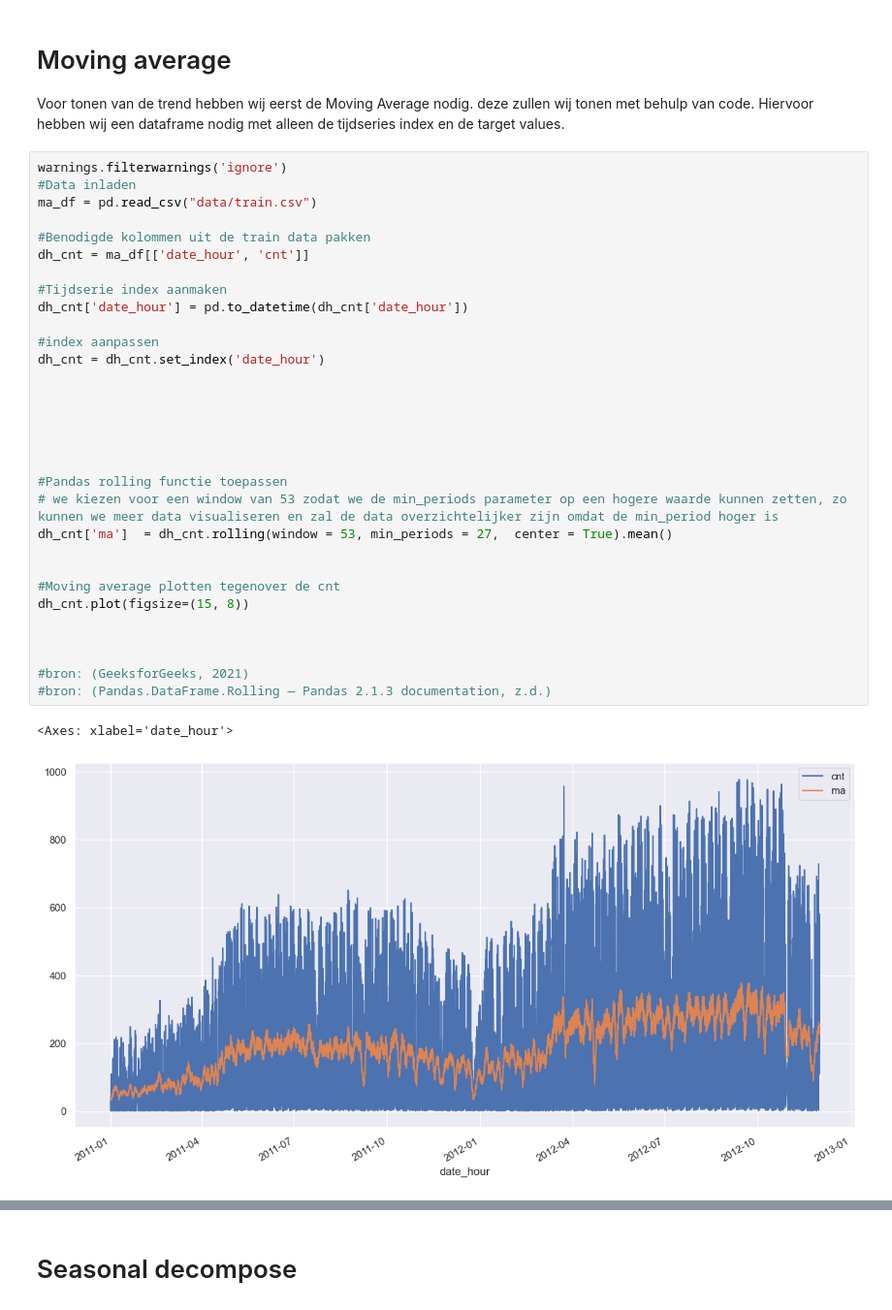
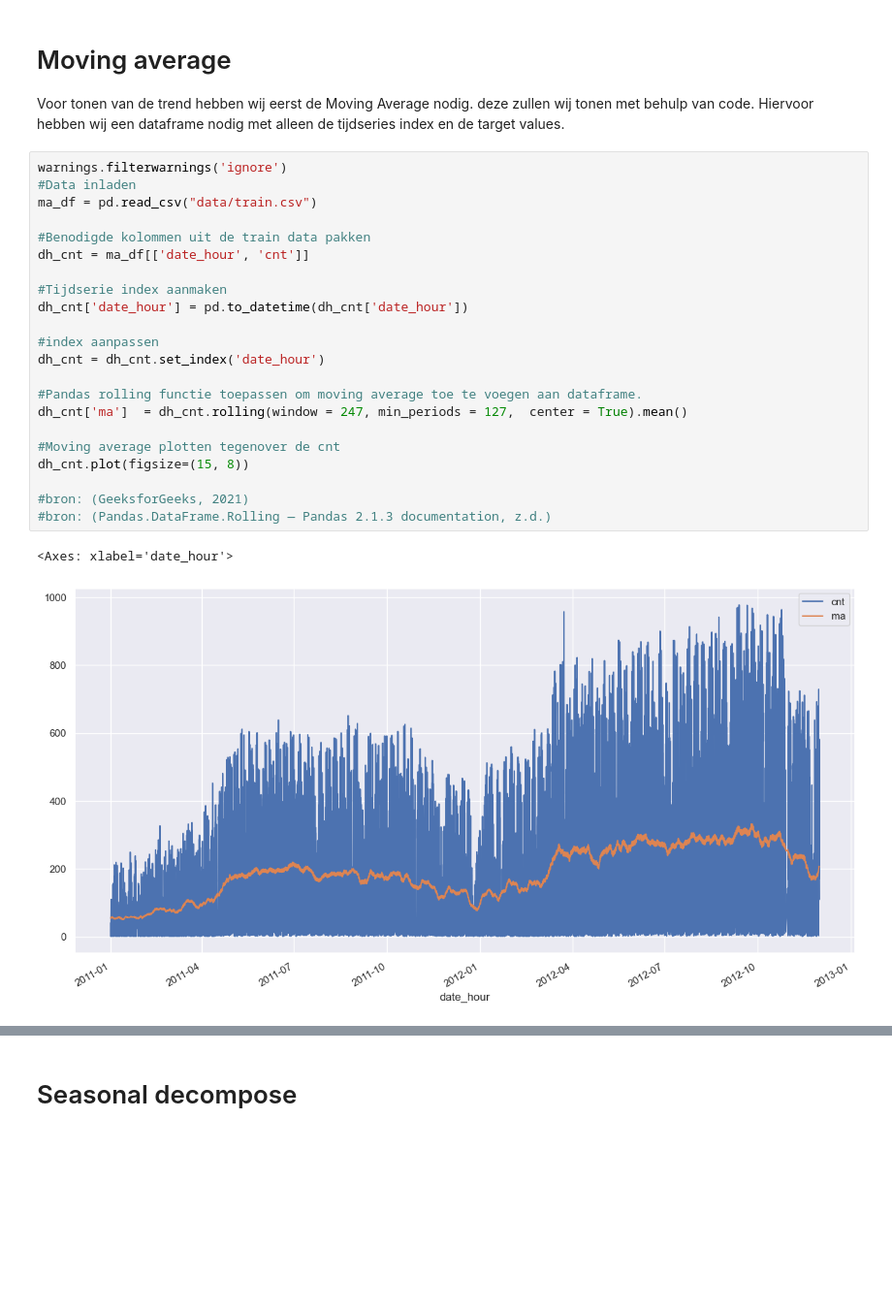
Before and after one commit to DaanEising/ML_DA_REPO, a Jupyter notebook: Machine learning/Portfolio 2/Portfolio2_Herkansing.ipynb, the cells around one changed output, grey strips where cells are left out. Shown at 97% size. Cells and saved outputs as stored; diff of their text form; blank space fills up the shorter version.

```diff
--- a/Machine learning/Portfolio 2/Portfolio2_Herkansing.ipynb
+++ b/Machine learning/Portfolio 2/Portfolio2_Herkansing.ipynb
@@ -288,37 +283,28 @@ Hiervoor hebben wij een dataframe nodig met alleen de tijdseries index en de tar
 # %%
 warnings.filterwarnings('ignore')
 #Data inladen
 ma_df = pd.read_csv("data/train.csv")
 
 #Benodigde kolommen uit de train data pakken
 dh_cnt = ma_df[['date_hour', 'cnt']]
 
 #Tijdserie index aanmaken
 dh_cnt['date_hour'] = pd.to_datetime(dh_cnt['date_hour'])
 
 #index aanpassen
 dh_cnt = dh_cnt.set_index('date_hour')
 
-
-
-
-
-
-#Pandas rolling functie toepassen
-# we kiezen voor een window van 53 zodat we de min_periods parameter op een hogere waarde kunnen zetten, zo kunnen we meer data visualiseren en zal de data overzichtelijker zijn omdat de min_period hoger is
-dh_cnt['ma']  = dh_cnt.rolling(window = 53, min_periods = 27,  center = True).mean()
-
+#Pandas rolling functie toepassen om moving average toe te voegen aan dataframe.
+dh_cnt['ma']  = dh_cnt.rolling(window = 247, min_periods = 127,  center = True).mean()
 
 #Moving average plotten tegenover de cnt
 dh_cnt.plot(figsize=(15, 8))
 
-
-
 #bron: (GeeksforGeeks, 2021)
 #bron: (Pandas.DataFrame.Rolling — Pandas 2.1.3 documentation, z.d.)
 # %% [output]
 <Axes: xlabel='date_hour'>
-[figure, old version]
+[figure, new version]
 # %%
 #Alleen moving average plotten
 dh_cnt['ma'].plot(figsize=(15, 8))
```
Also changed, not shown: parts of 32 cells of this notebook.
